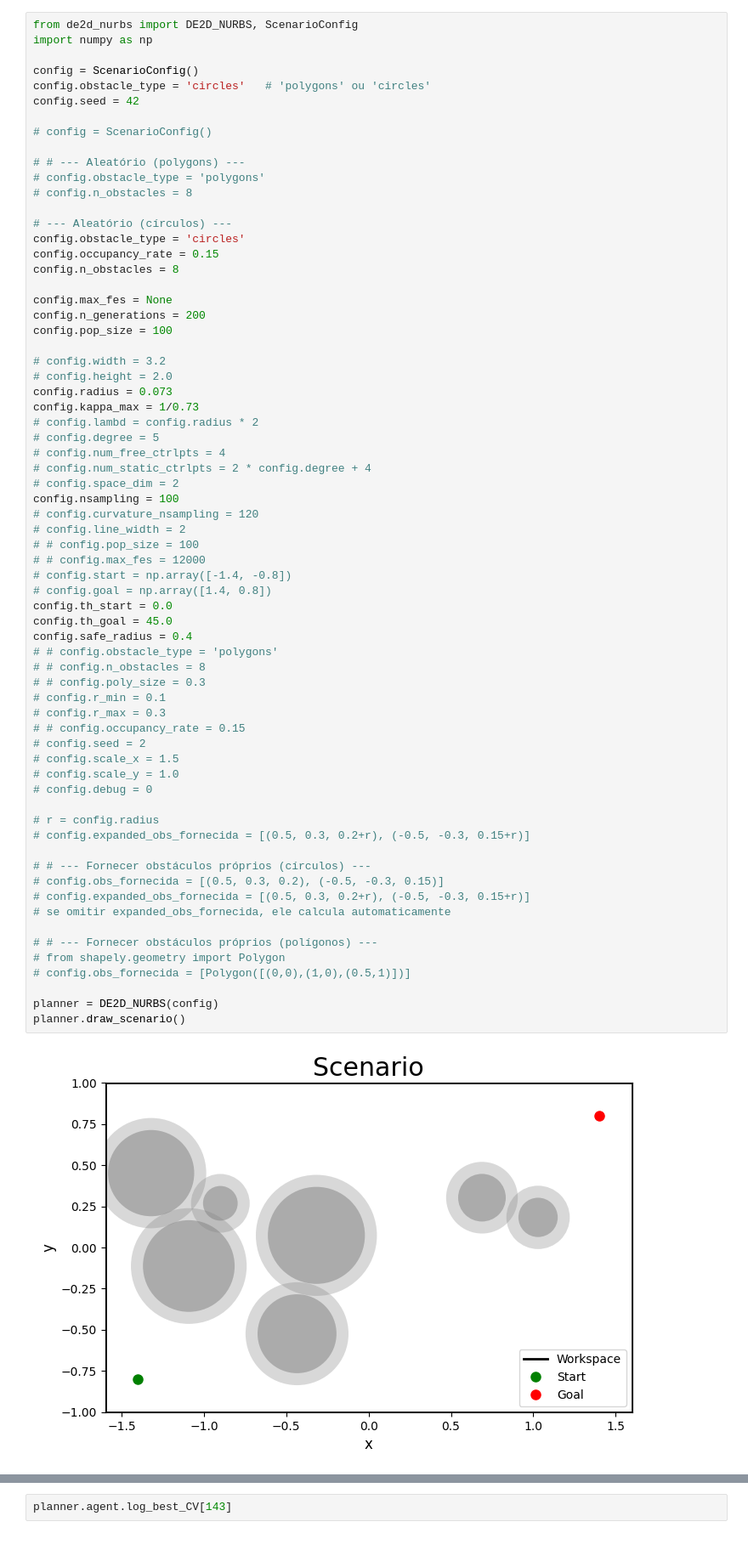
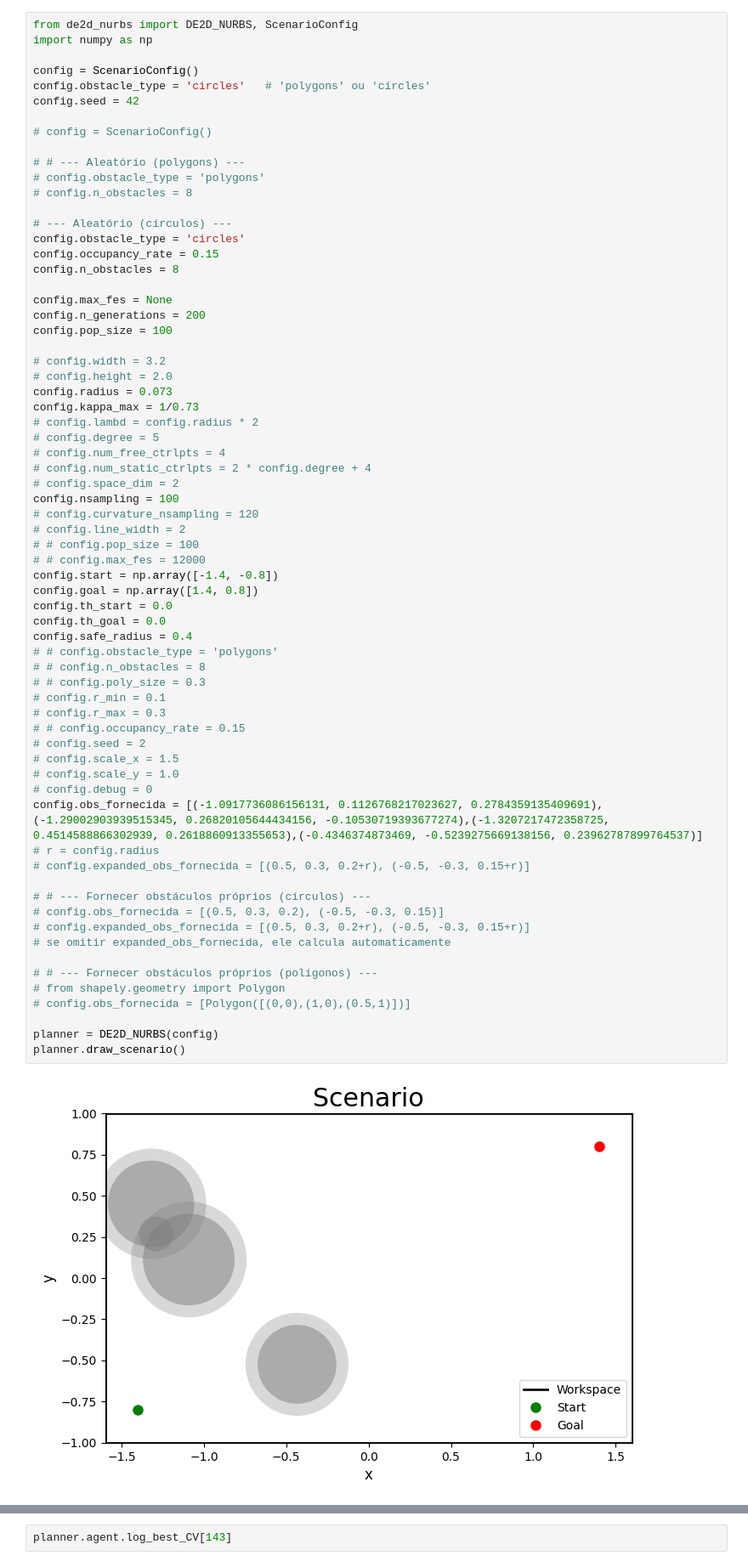
Before and after one commit to eliasjof/BIA_v2, a Jupyter notebook: test_de2dnurbs.ipynb, the cells around one changed output, grey strips where cells are left out. Shown at 85% size. Saved outputs shown, nothing was run; the diff lists cells and outputs as text.

```diff
--- a/test_de2dnurbs.ipynb
+++ b/test_de2dnurbs.ipynb
@@ -35,38 +35,38 @@ config.nsampling = 100
 # config.line_width = 2
 # # config.pop_size = 100
 # # config.max_fes = 12000
-# config.start = np.array([-1.4, -0.8])
-# config.goal = np.array([1.4, 0.8])
+config.start = np.array([-1.4, -0.8])
+config.goal = np.array([1.4, 0.8])
 config.th_start = 0.0
-config.th_goal = 45.0
+config.th_goal = 0.0
 config.safe_radius = 0.4
 # # config.obstacle_type = 'polygons'
 # # config.n_obstacles = 8
 # # config.poly_size = 0.3
 # config.r_min = 0.1
 # config.r_max = 0.3
 # # config.occupancy_rate = 0.15
 # config.seed = 2
 # config.scale_x = 1.5
 # config.scale_y = 1.0
 # config.debug = 0
-
+config.obs_fornecida = [(-1.0917736086156131, 0.1126768217023627, 0.2784359135409691),(-1.29002903939515345, 0.26820105644434156, -0.10530719393677274),(-1.3207217472358725, 0.4514588866302939, 0.2618860913355653),(-0.4346374873469, -0.5239275669138156, 0.23962787899764537)]
 # r = config.radius
 # config.expanded_obs_fornecida = [(0.5, 0.3, 0.2+r), (-0.5, -0.3, 0.15+r)]
 
 # # --- Fornecer obstáculos próprios (círculos) ---
 # config.obs_fornecida = [(0.5, 0.3, 0.2), (-0.5, -0.3, 0.15)]
 # config.expanded_obs_fornecida = [(0.5, 0.3, 0.2+r), (-0.5, -0.3, 0.15+r)]
 # se omitir expanded_obs_fornecida, ele calcula automaticamente
 
 # # --- Fornecer obstáculos próprios (polígonos) ---
 # from shapely.geometry import Polygon
 # config.obs_fornecida = [Polygon([(0,0),(1,0),(0.5,1)])]
 
 planner = DE2D_NURBS(config)
 planner.draw_scenario()
 # %% [output]
-[figure, old version]
+[figure, new version]
 <Axes: title={'center': 'Scenario'}, xlabel='x', ylabel='y'>
 # %%
 planner.config.obs
```
Also changed, not shown: parts of 5 cells of this notebook, 1 other file.
